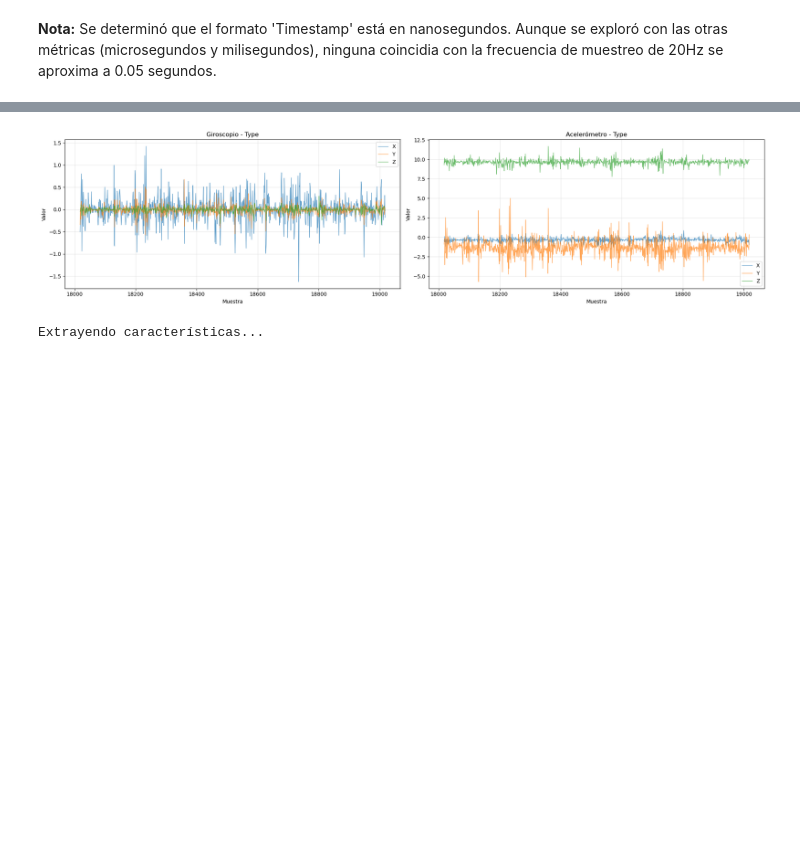
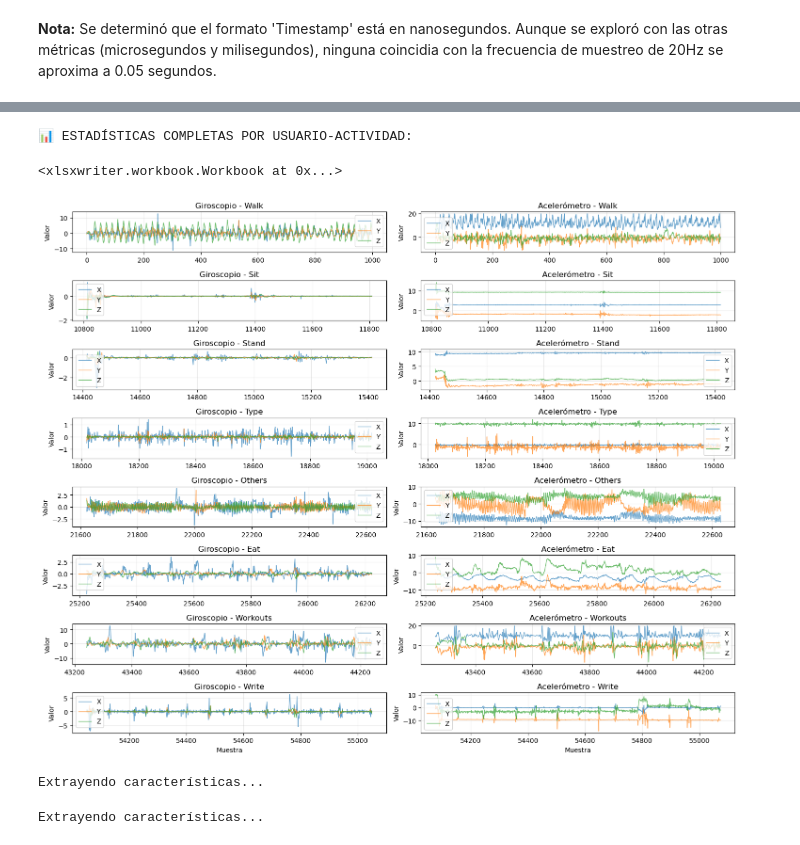
Before and after one commit to HARbit-Org/HARbit-Model, a Jupyter notebook: src/analysis.ipynb, the cells around one changed output, grey strips where cells are left out. Cells and saved outputs as stored; diff of their text form; code cells hidden in the pictures; blank space fills up the shorter version.

```diff
--- a/src/analysis.ipynb
+++ b/src/analysis.ipynb
@@ -50,10 +50,10 @@ from functions.windows import create_feature_windows # creación de ventanas e i
 path_base = r"F:\UPC\Tesis\HARbit-Model\src\data\wisdm-dataset\raw\watch"
 sensor_data = load_sensors_separately(path_base)
 df_gyro = sensor_data['gyro']
-df_gyro = df_gyro.rename({'X': 'X_gyro', 'Y': 'Y_gyro', 'Z': 'Z_gyro'})
+# df_gyro = df_gyro.rename({'X': 'X_gyro', 'Y': 'Y_gyro', 'Z': 'Z_gyro'})
 
 df_accel = sensor_data['accel']
-df_accel = df_accel.rename({'X': 'X_accel', 'Y': 'Y_accel', 'Z': 'Z_accel'})
+# df_accel = df_accel.rename({'X': 'X_accel', 'Y': 'Y_accel', 'Z': 'Z_accel'})
 
 print(f"Giroscopio: {len(df_gyro)} muestras")
 print(f"Acelerómetro: {len(df_accel)} muestras")
@@ -106,8 +103,47 @@ df_accel_inner_t = df_accel_inner[df_accel_inner['Activity Label'] == 'Type']
+# %%
+activities_ = config['labels']
+cluster_ = config['clusters']
+
+df_gyro = df_gyro.to_pandas()
+df_accel = df_accel.to_pandas()
+
+df_gyro['Activity Label']   = df_gyro['Activity Label'].apply(lambda x: activities_[x])
+df_accel['Activity Label']  = df_accel['Activity Label'].apply(lambda x: activities_[x])
+
+for activity in cluster_.keys():
+    for act in cluster_[activity]:
+        df_gyro.loc[df_gyro['Activity Label'] == act, 'Activity Label'] = activity
+        df_accel.loc[df_accel['Activity Label'] == act, 'Activity Label'] = activity
+# %%
+stats_summary = pl.DataFrame(df_accel_inner).group_by(['Subject-id', 'Activity Label']).agg([
+    # Estadísticas básicas
+    pl.col('X').min().alias('X_min'),
+    pl.col('X').max().alias('X_max'),
+    pl.col('X').mean().alias('X_mean'),
+
+    pl.col('Y').min().alias('Y_min'),
+    pl.col('Y').max().alias('Y_max'),
+    pl.col('Y').mean().alias('Y_mean'),
+
+    pl.col('Z').min().alias('Z_min'),
+    pl.col('Z').max().alias('Z_max'),
+    pl.col('Z').mean().alias('Z_mean'),
+]).sort(['Subject-id', 'Activity Label'])
+
+print("📊 ESTADÍSTICAS COMPLETAS POR USUARIO-ACTIVIDAD:")
+stats_summary.write_excel(r"C:\Users\HP\Downloads\stats_summary_accel_wisdm.xlsx")
+# %% [output]
+📊 ESTADÍSTICAS COMPLETAS POR USUARIO-ACTIVIDAD:
+<xlsxwriter.workbook.Workbook at 0x...>
 # %%
-def plot_axes_by_activity(df_gyro, df_accel, max_samples_per_activity=1000, figsize=(15, 12)):
+def plot_axes_by_activity(df_gyro, df_accel, max_samples_per_activity=1000, figsize=(15, 12), id_user : float = 1600.0):
     """
     Visualiza los ejes X, Y, Z del giroscopio y acelerómetro por cada actividad
     """
+
+    df_gyro     = df_gyro[df_gyro['Subject-id']     ==      id_user]
+    df_accel    = df_accel[df_accel['Subject-id']   ==      id_user]
+
     # Obtener actividades únicas
     activities = df_gyro['Activity Label'].unique().tolist()
     n_activities = len(activities)
@@ -133,32 +169,32 @@ def plot_axes_by_activity(df_gyro, df_accel, max_samples_per_activity=1000, figs
         accel_pd = accel_activity.copy()
 
         # Plot Giroscopio
         axes[i, 0].plot(gyro_pd['X'], label='X', alpha=0.7, linewidth=1)
         axes[i, 0].plot(gyro_pd['Y'], label='Y', alpha=0.7, linewidth=1)
         axes[i, 0].plot(gyro_pd['Z'], label='Z', alpha=0.7, linewidth=1)
         axes[i, 0].set_title(f'Giroscopio - {activity}')
         axes[i, 0].set_ylabel('Valor')
         axes[i, 0].legend()
         axes[i, 0].grid(True, alpha=0.3)
 
         # Plot Acelerómetro
         axes[i, 1].plot(accel_pd['X'], label='X', alpha=0.7, linewidth=1)
         axes[i, 1].plot(accel_pd['Y'], label='Y', alpha=0.7, linewidth=1)
         axes[i, 1].plot(accel_pd['Z'], label='Z', alpha=0.7, linewidth=1)
         axes[i, 1].set_title(f'Acelerómetro - {activity}')
         axes[i, 1].set_ylabel('Valor')
         axes[i, 1].legend()
         axes[i, 1].grid(True, alpha=0.3)
 
         # Añadir xlabel solo en la última fila
         if i == n_activities - 1:
             axes[i, 0].set_xlabel('Muestra')
             axes[i, 1].set_xlabel('Muestra')
 
     plt.tight_layout()
     plt.show()
 
 # Ejecutar visualización
-plot_axes_by_activity(df_gyro_inner_t, df_accel_inner_t, figsize = (20, 5))
+plot_axes_by_activity(df_gyro, df_accel)
 # %% [output]
-[figure, old version]
+[figure, new version]
@@ -165,3 +204,11 @@ plot_axes_by_activity(df_gyro_inner_t, df_accel_inner_t, figsize = (20, 5))
+# %%
+# Extraer características con diferentes sobrelapamientos
+print("Extrayendo características...")
+
+features_50_accel = create_feature_windows(pl.DataFrame(df_accel), window_seconds=5, overlap_percent=50)
+# features_50_gyro = create_feature_windows(pl.DataFrame(df_gyro), window_seconds=5, overlap_percent=50)
+# %% [output]
+Extrayendo características...
 # %%
 # Extraer características con diferentes sobrelapamientos
 print("Extrayendo características...")
```
Also changed, not shown: parts of 13 cells of this notebook, 26 other files.
